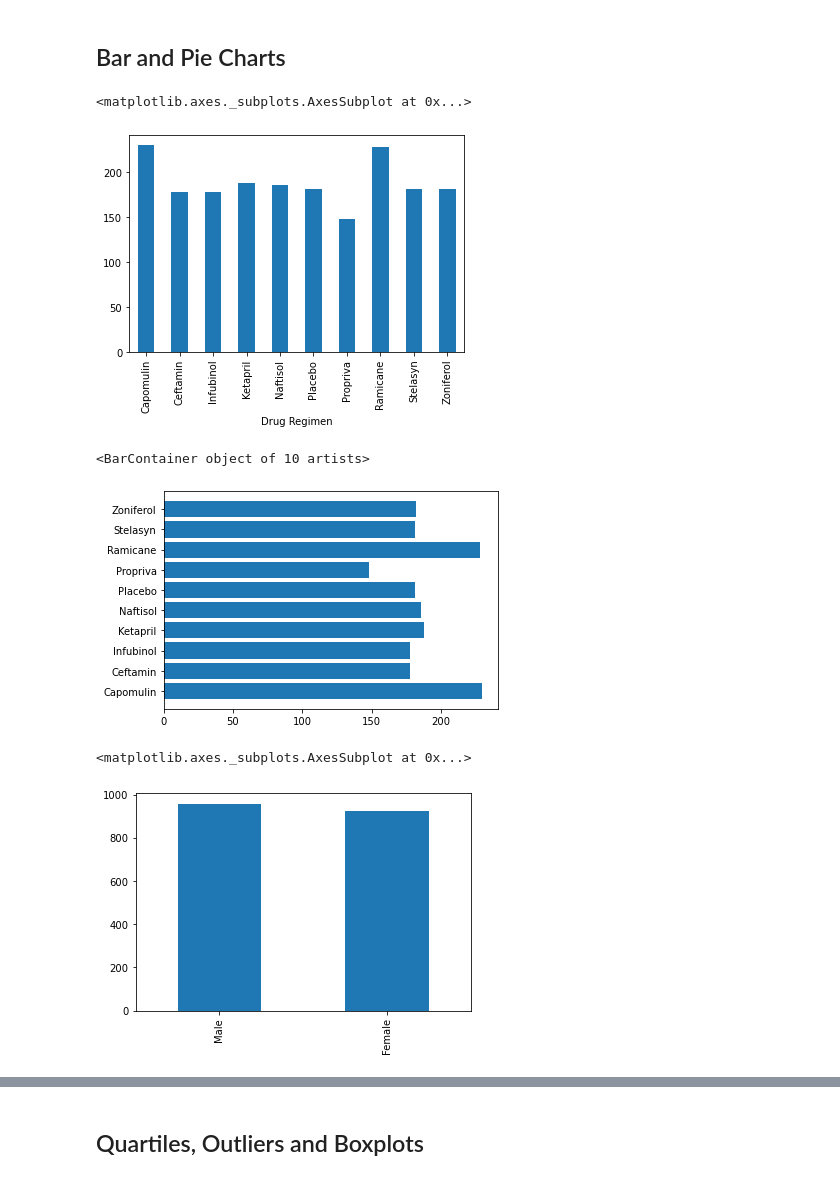
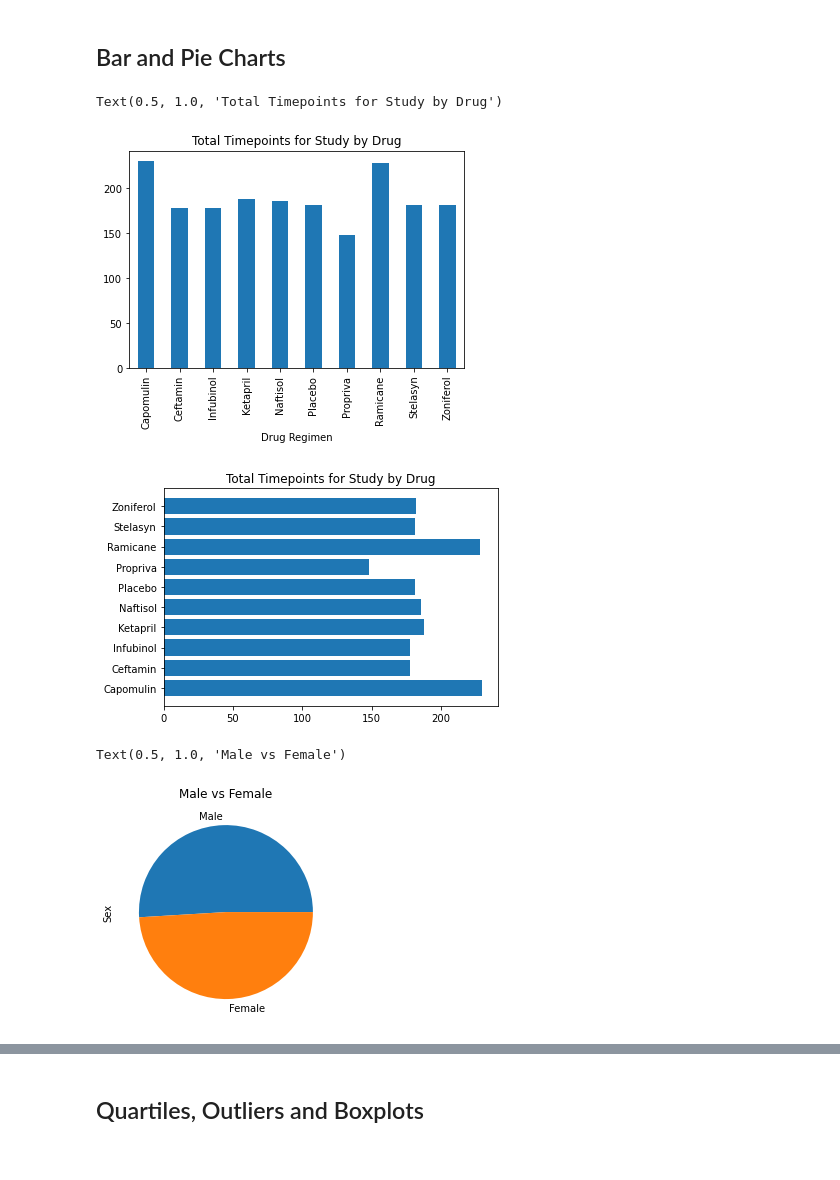
Before and after one commit to stim0010/matplotlib-challenge, a Jupyter notebook: Pymaceuticals/pymaceuticals_starter.ipynb, the cells around one changed output, grey strips where cells are left out. Saved outputs shown, nothing was run; the diff lists cells and outputs as text; code cells hidden in the pictures.

```diff
--- a/Pymaceuticals/pymaceuticals_starter.ipynb
+++ b/Pymaceuticals/pymaceuticals_starter.ipynb
@@ -139,29 +141,32 @@ ms_tumor_df
 # %%
 # Generate a bar plot showing the total number of timepoints for all mice tested for each drug regimen using Pandas.
 
 ms_tot_tp = ms_drug_reg['Timepoint'].count()
 
 ms_tot_tp.plot(kind='bar')
+plt.title('Total Timepoints for Study by Drug')
 # %% [output]
-<matplotlib.axes._subplots.AxesSubplot at 0x...>
+Text(0.5, 1.0, 'Total Timepoints for Study by Drug')
-[figure, old version]
+[figure, new version]
 # %%
 # Generate a bar plot showing the total number of timepoints for all mice tested for each drug regimen using pyplot.
 
 ms_drugs = ms_drug_reg['Timepoint'].count().index.tolist()
 
 plt.barh(ms_drugs, ms_tot_tp)
+
+plt.title('Total Timepoints for Study by Drug')
 plt.show()
 # %% [output]
-<BarContainer object of 10 artists>
-[figure, old version]
+[figure, new version]
 # %%
 # Generate a pie plot showing the distribution of female versus male mice using Pandas
 ms_sex_vs = mouse_study['Sex'].value_counts()
-ms_sex_vs.plot(kind='bar')
+ms_sex_vs.plot(kind='pie')
+plt.title('Male vs Female')
 # %% [output]
-<matplotlib.axes._subplots.AxesSubplot at 0x...>
+Text(0.5, 1.0, 'Male vs Female')
-[figure, old version]
+[figure, new version]
 # %%
 # Generate a pie plot showing the distribution of female versus male mice using pyplot
 
```
Also changed, not shown: parts of 6 cells of this notebook.
